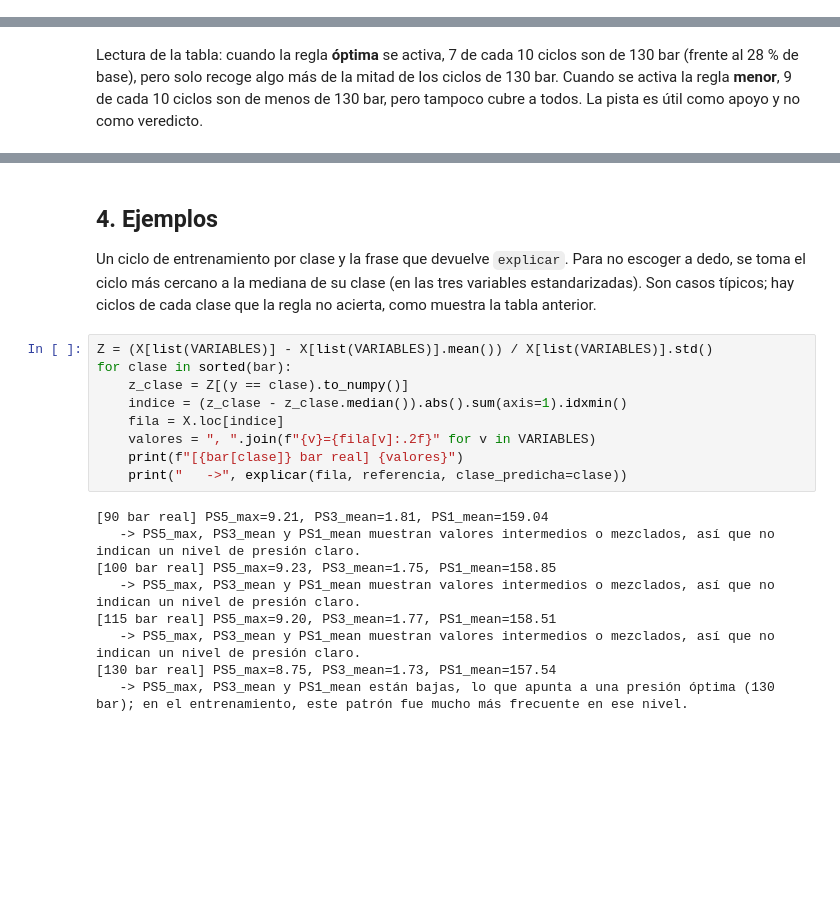
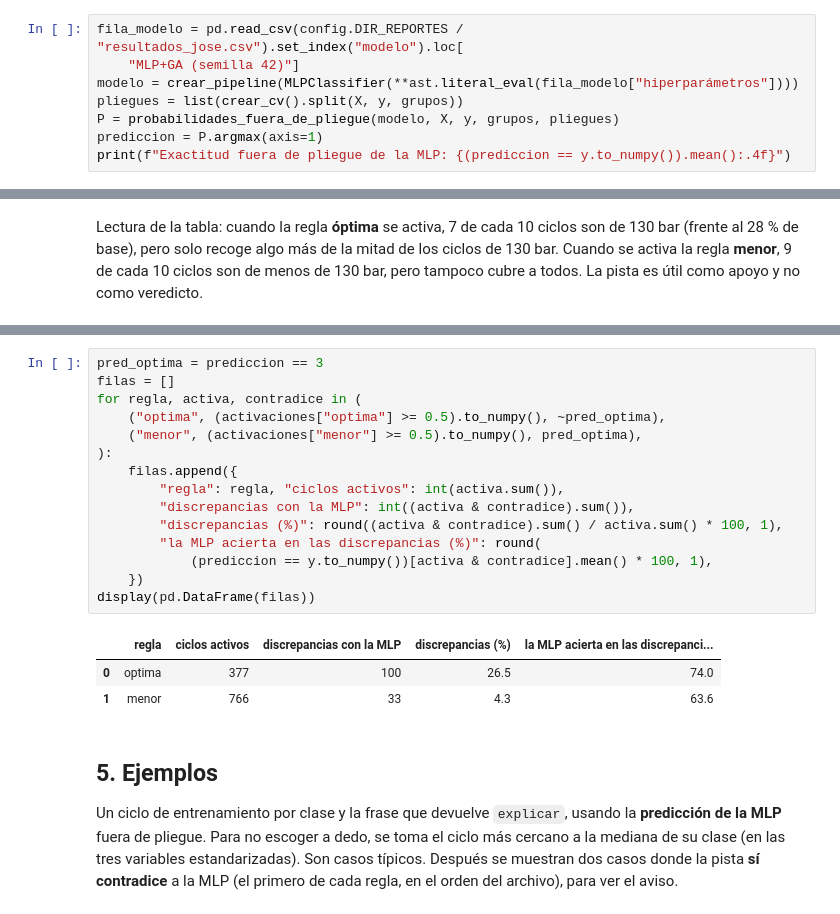
Before and after one commit to Joseepc18/IC-Proyecto-G7, a Jupyter notebook: notebooks/05_explicacion_difusa.ipynb, the cells around one changed output, grey strips where cells are left out. Cells and saved outputs as stored; diff of their text form; blank space fills up the shorter version.

Commit message:
docs: compara la pista difusa con la MLP y detiene el notebook si no converge

```diff
--- a/notebooks/05_explicacion_difusa.ipynb
+++ b/notebooks/05_explicacion_difusa.ipynb
@@ -32,0 +41,8 @@ Variables: ('PS5_max', 'PS3_mean', 'PS1_mean')
+# %%
+fila_modelo = pd.read_csv(config.DIR_REPORTES / "resultados_jose.csv").set_index("modelo").loc[
+    "MLP+GA (semilla 42)"]
+modelo = crear_pipeline(MLPClassifier(**ast.literal_eval(fila_modelo["hiperparámetros"])))
+pliegues = list(crear_cv().split(X, y, grupos))
+P = probabilidades_fuera_de_pliegue(modelo, X, y, grupos, pliegues)
+prediccion = P.argmax(axis=1)
+print(f"Exactitud fuera de pliegue de la MLP: {(prediccion == y.to_numpy()).mean():.4f}")
@@ -117,22 +139,23 @@ Lectura de la tabla: cuando la regla **óptima** se activa, 7 de cada 10 ciclos
+# %%
+pred_optima = prediccion == 3
+filas = []
+for regla, activa, contradice in (
+    ("optima", (activaciones["optima"] >= 0.5).to_numpy(), ~pred_optima),
+    ("menor", (activaciones["menor"] >= 0.5).to_numpy(), pred_optima),
+):
+    filas.append({
+        "regla": regla, "ciclos activos": int(activa.sum()),
+        "discrepancias con la MLP": int((activa & contradice).sum()),
+        "discrepancias (%)": round((activa & contradice).sum() / activa.sum() * 100, 1),
+        "la MLP acierta en las discrepancias (%)": round(
+            (prediccion == y.to_numpy())[activa & contradice].mean() * 100, 1),
+    })
+display(pd.DataFrame(filas))
+# %% [output]
+|  | regla | ciclos activos | discrepancias con la MLP | discrepancias (%) | la MLP acierta en las discrepanci... |
+| 0 | optima | 377 | 100 | 26.5 | 74.0 |
+| 1 | menor | 766 | 33 | 4.3 | 63.6 |
 # %% [markdown]
-## 4. Ejemplos
+## 5. Ejemplos
 
-Un ciclo de entrenamiento por clase y la frase que devuelve `explicar`. Para no escoger a dedo, se toma el ciclo más cercano a la mediana de su clase (en las tres variables estandarizadas). Son casos típicos; hay ciclos de cada clase que la regla no acierta, como muestra la tabla anterior.
+Un ciclo de entrenamiento por clase y la frase que devuelve `explicar`, usando la **predicción de la MLP** fuera de pliegue. Para no escoger a dedo, se toma el ciclo más cercano a la mediana de su clase (en las tres variables estandarizadas). Son casos típicos. Después se muestran dos casos donde la pista **sí contradice** a la MLP (el primero de cada regla, en el orden del archivo), para ver el aviso.
-# %%
-Z = (X[list(VARIABLES)] - X[list(VARIABLES)].mean()) / X[list(VARIABLES)].std()
-for clase in sorted(bar):
-    z_clase = Z[(y == clase).to_numpy()]
-    indice = (z_clase - z_clase.median()).abs().sum(axis=1).idxmin()
-    fila = X.loc[indice]
-    valores = ", ".join(f"{v}={fila[v]:.2f}" for v in VARIABLES)
-    print(f"[{bar[clase]} bar real] {valores}")
-    print("   ->", explicar(fila, referencia, clase_predicha=clase))
-# %% [output]
-[90 bar real] PS5_max=9.21, PS3_mean=1.81, PS1_mean=159.04
-   -> PS5_max, PS3_mean y PS1_mean muestran valores intermedios o mezclados, así que no indican un nivel de presión claro.
-[100 bar real] PS5_max=9.23, PS3_mean=1.75, PS1_mean=158.85
-   -> PS5_max, PS3_mean y PS1_mean muestran valores intermedios o mezclados, así que no indican un nivel de presión claro.
-[115 bar real] PS5_max=9.20, PS3_mean=1.77, PS1_mean=158.51
-   -> PS5_max, PS3_mean y PS1_mean muestran valores intermedios o mezclados, así que no indican un nivel de presión claro.
-[130 bar real] PS5_max=8.75, PS3_mean=1.73, PS1_mean=157.54
-   -> PS5_max, PS3_mean y PS1_mean están bajas, lo que apunta a una presión óptima (130 bar); en el entrenamiento, este patrón fue mucho más frecuente en ese nivel.
```
Also changed, not shown: parts of 7 cells of this notebook, 1 other file.
